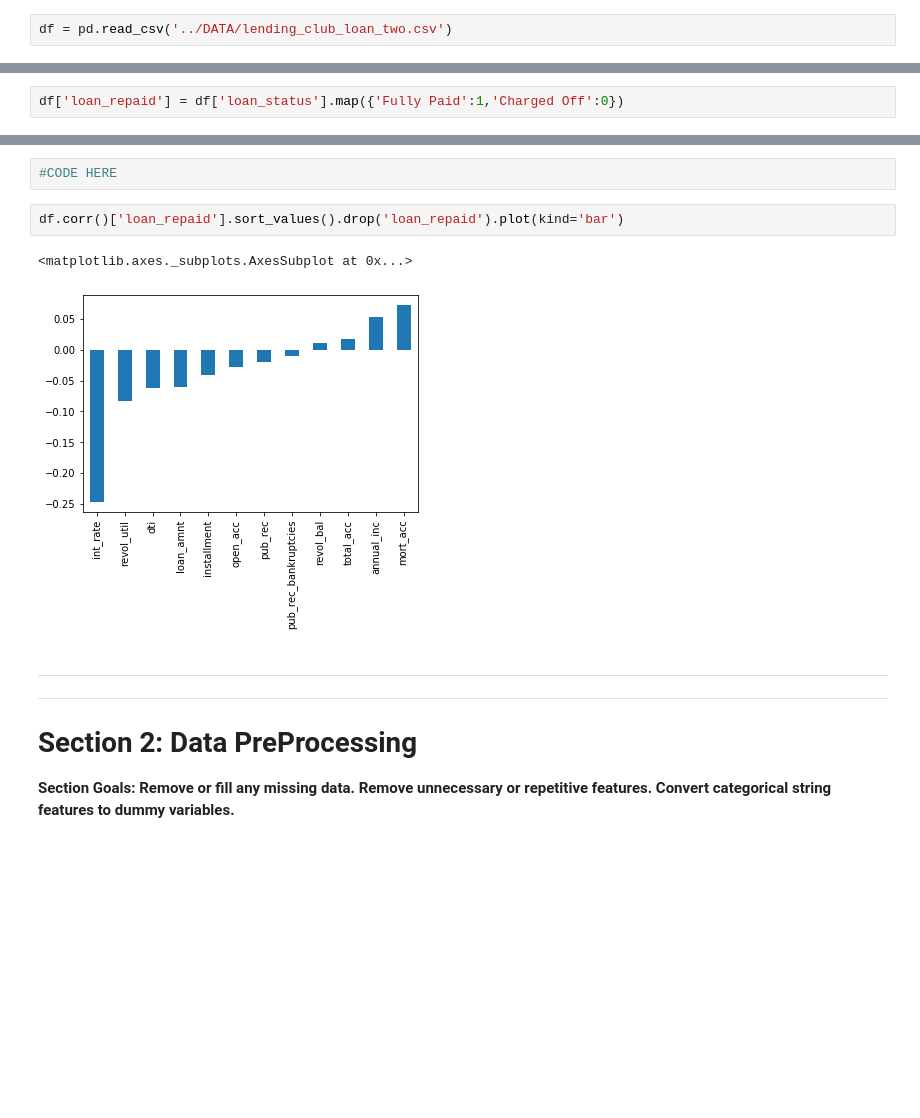
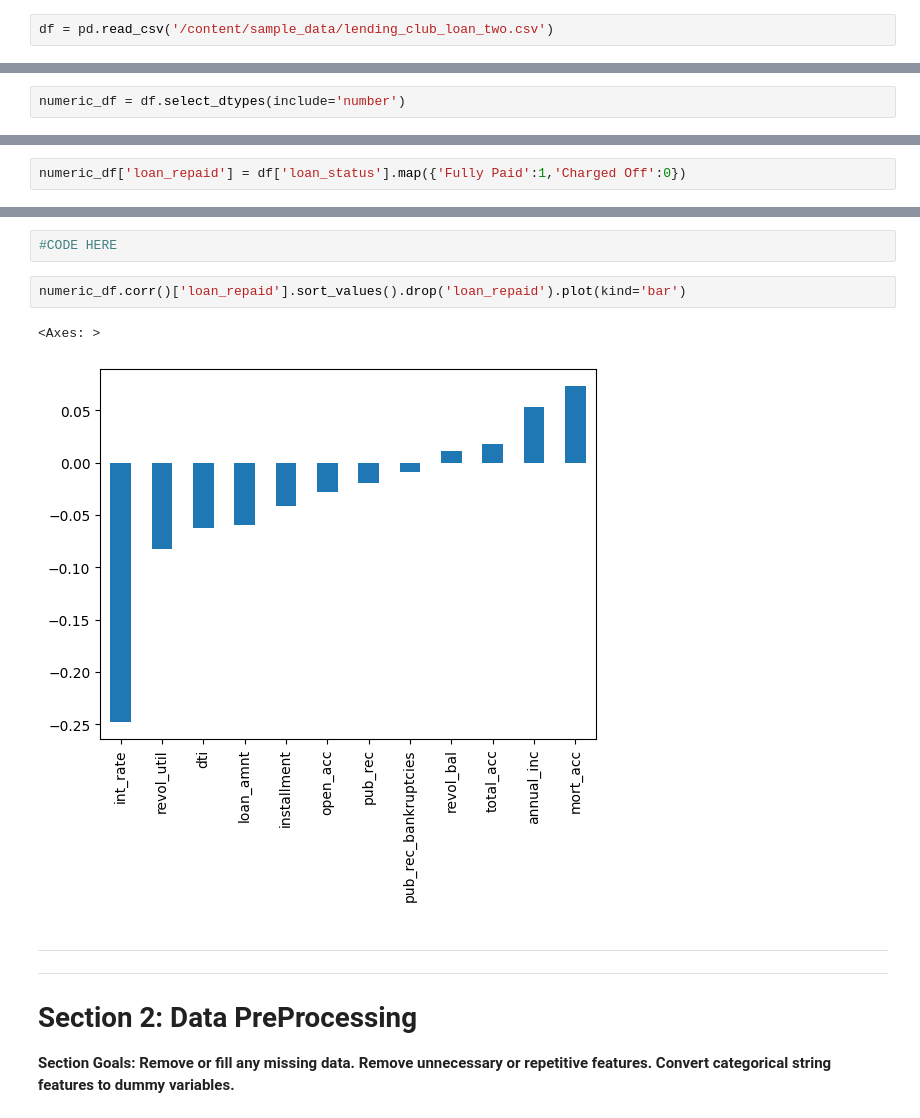
Before and after one commit to Abhilitcode/LoanDefault_Prediction, a Jupyter notebook: LoanDefault_Prediction.ipynb, the cells around one changed output, grey strips where cells are left out. Cells and saved outputs as stored; diff of their text form; blank space fills up the shorter version.

```diff
--- a/LoanDefault_Prediction.ipynb
+++ b/LoanDefault_Prediction.ipynb
@@ -207,7 +217,7 @@ import seaborn as sns
 # might be needed depending on your version of Jupyter
 %matplotlib inline
 # %%
-df = pd.read_csv('../DATA/lending_club_loan_two.csv')
+df = pd.read_csv('/content/sample_data/lending_club_loan_two.csv')
 # %%
 df.info()
 # %% [output]
@@ -268,0 +296,2 @@ plt.xlim(0,45000)
+# %%
+numeric_df = df.select_dtypes(include='number')
@@ -410,4 +451,4 @@ df['loan_status'].unique()
 # %% [output]
 array(['Fully Paid', 'Charged Off'], dtype=object)
 # %%
-df['loan_repaid'] = df['loan_status'].map({'Fully Paid':1,'Charged Off':0})
+numeric_df['loan_repaid'] = df['loan_status'].map({'Fully Paid':1,'Charged Off':0})
@@ -432,10 +457,10 @@ df[['loan_repaid','loan_status']]
 # %%
 #CODE HERE
 # %%
-df.corr()['loan_repaid'].sort_values().drop('loan_repaid').plot(kind='bar')
+numeric_df.corr()['loan_repaid'].sort_values().drop('loan_repaid').plot(kind='bar')
 # %% [output]
-<matplotlib.axes._subplots.AxesSubplot at 0x...>
+<Axes: >
-[figure, old version]
+[figure, new version]
 # %% [markdown]
 ---
 ---
```
Also changed, not shown: parts of 21 cells of this notebook.
